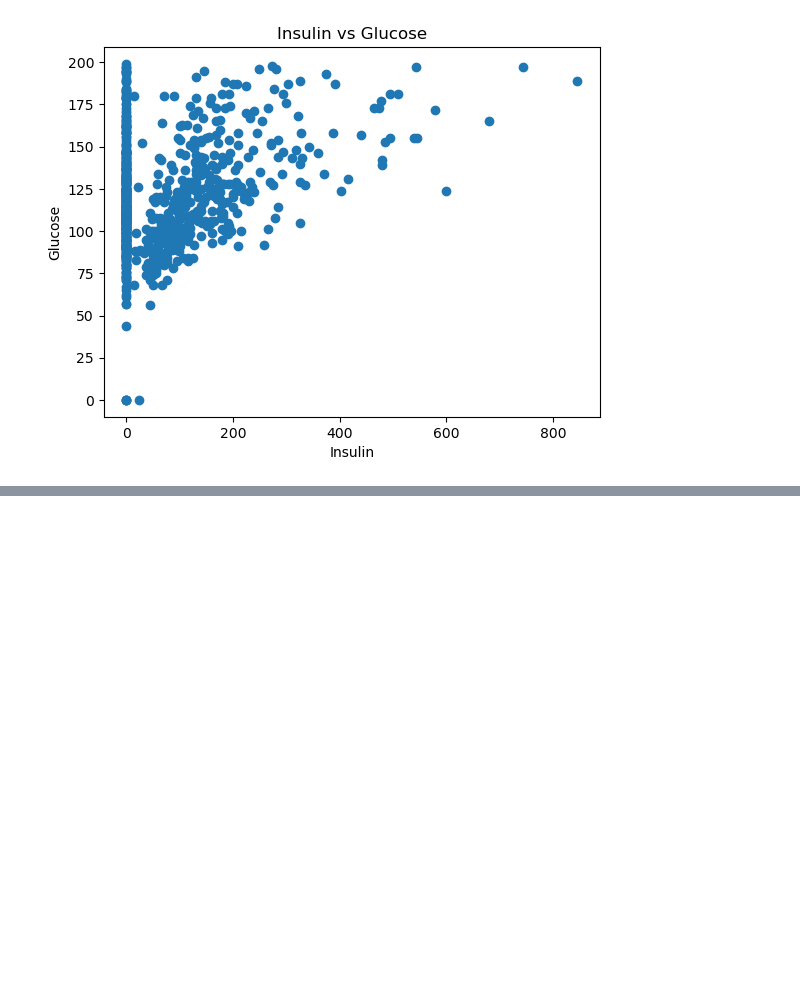
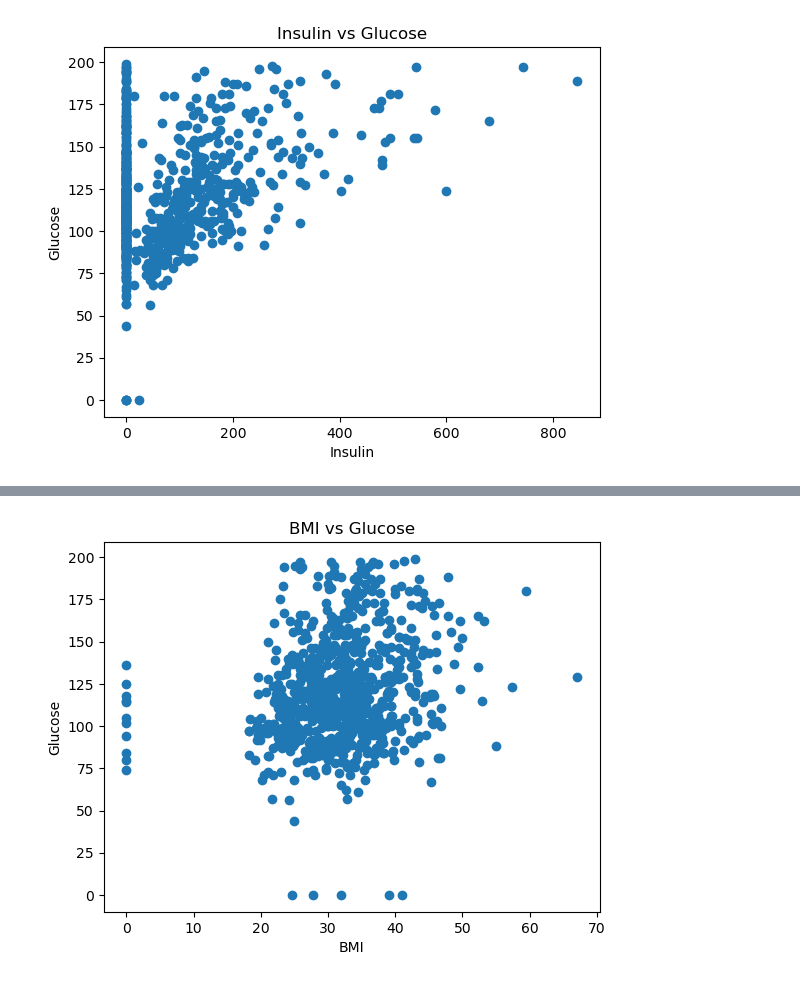
Before and after one commit to jumabekov02/diabetes-analysis-2, a Jupyter notebook: notebook/01_EDA.ipynb, the cells around one changed output, grey strips where cells are left out. Saved outputs shown, nothing was run; the diff lists cells and outputs as text; code cells hidden in the pictures; blank space fills up the shorter version.

Commit message:
BMI vs Glucose

```diff
--- a/notebook/01_EDA.ipynb
+++ b/notebook/01_EDA.ipynb
@@ -118,0 +121,9 @@ plt.show()
+# %%
+
+plt.scatter(df.BMI, df.Glucose)
+plt.title('BMI vs Glucose')
+plt.xlabel('BMI')
+plt.ylabel('Glucose')
+plt.show()
+# %% [output]
+[figure, added]
```
Also changed, not shown: parts of 2 cells of this notebook, 1 other file.
